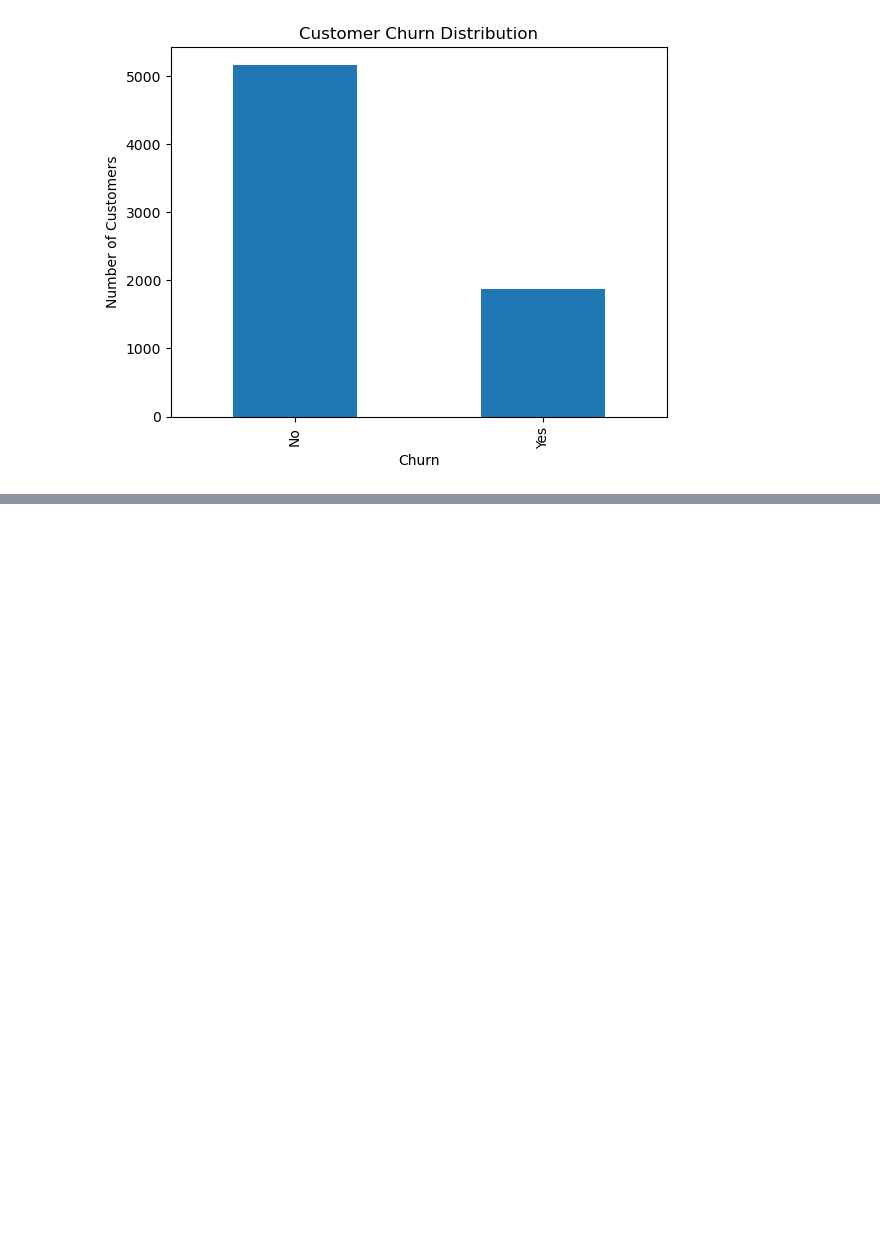
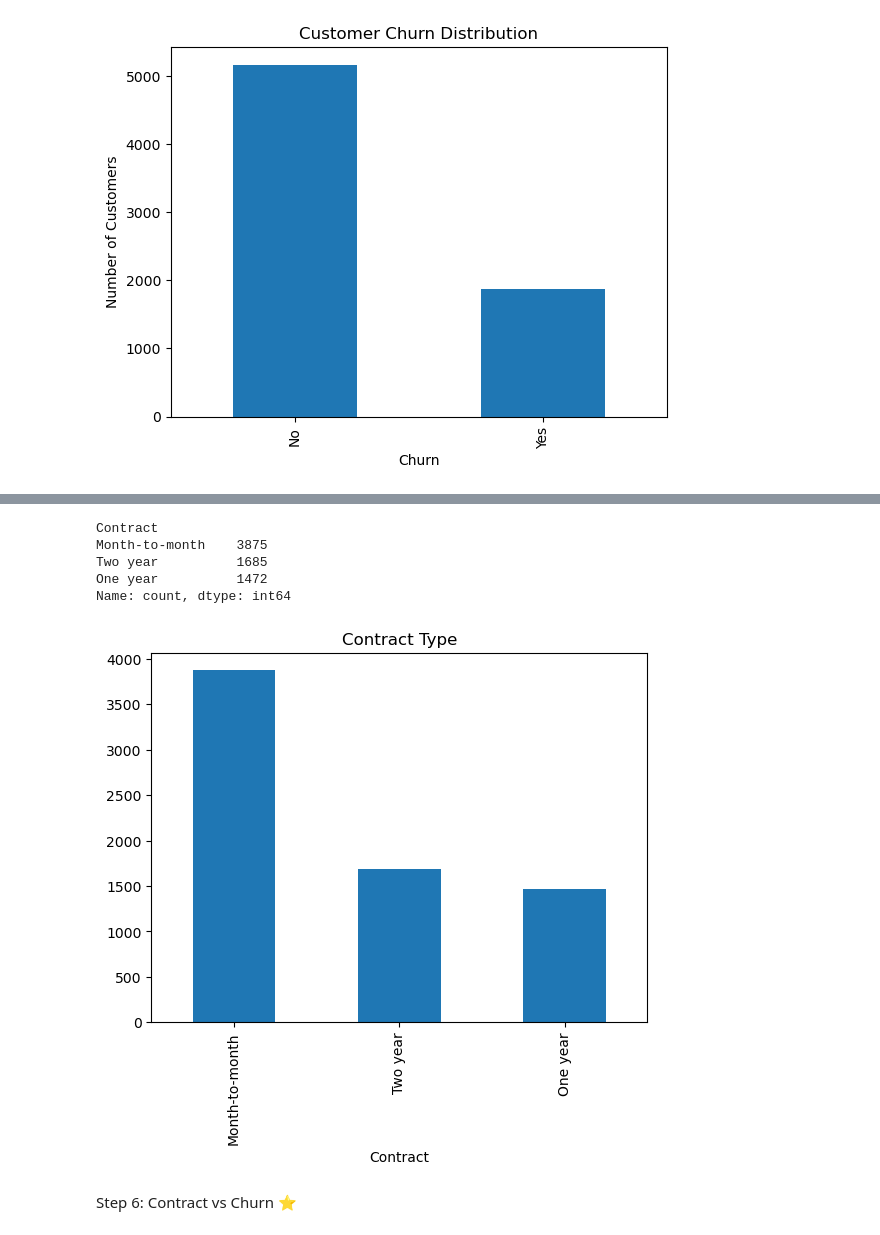
Before and after one commit to pavansb09/Customer-Churn-Prediction, a Jupyter notebook: Notebook/Customer_Churn_Analysis.ipynb, the cells around one changed output, grey strips where cells are left out. Drawn from its saved outputs; the diff is of its cells as text; code cells hidden in the pictures; blank space fills up the shorter version.

```diff
--- a/Notebook/Customer_Churn_Analysis.ipynb
+++ b/Notebook/Customer_Churn_Analysis.ipynb
@@ -288,0 +349,17 @@ plt.show()
+# %%
+df["Contract"].value_counts()
+# %% [output]
+Contract
+Month-to-month    3875
+Two year          1685
+One year          1472
+Name: count, dtype: int64
+# %%
+df["Contract"].value_counts().plot(kind="bar")
+
+plt.title("Contract Type")
+plt.show()
+# %% [output]
+[figure, added]
+# %% [markdown]
+Step 6: Contract vs Churn ⭐
```
Also changed, not shown: parts of 115 cells of this notebook.
